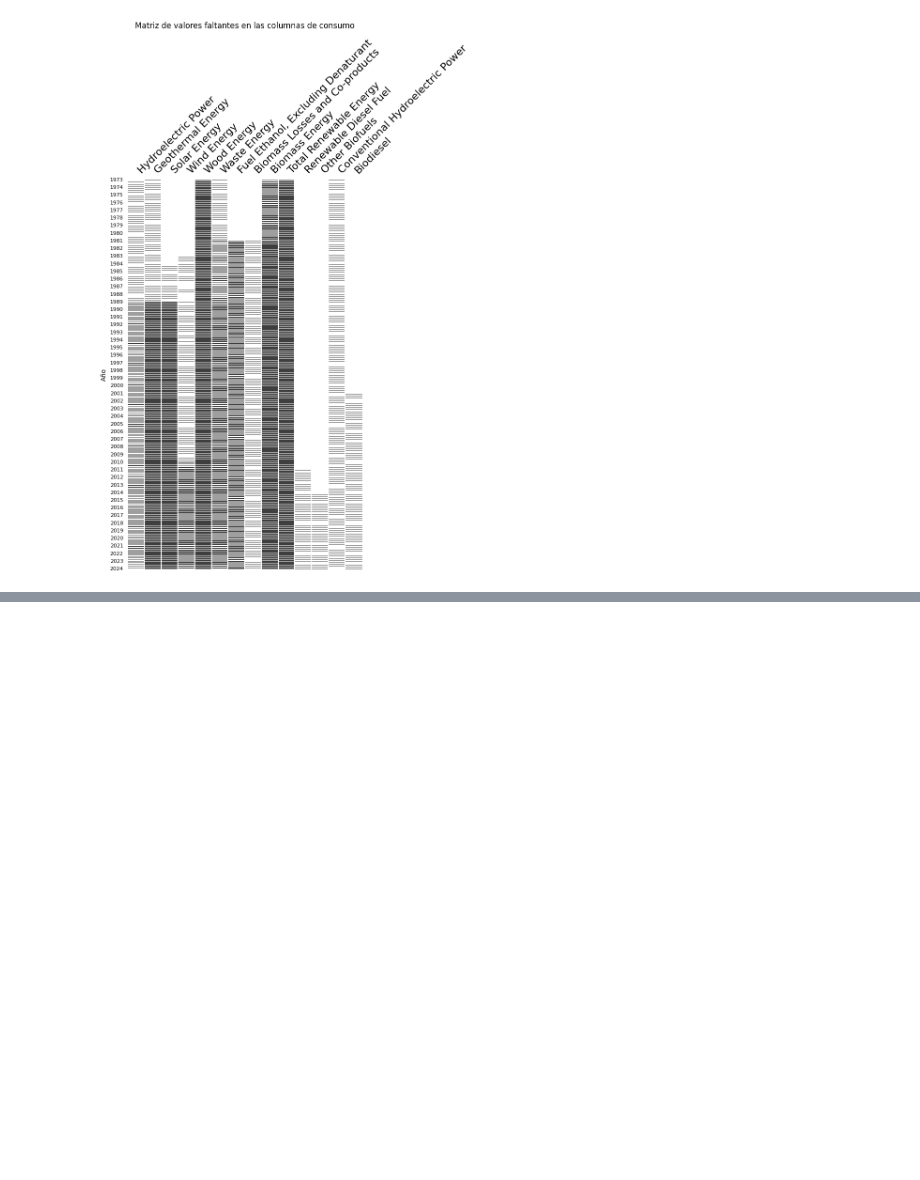
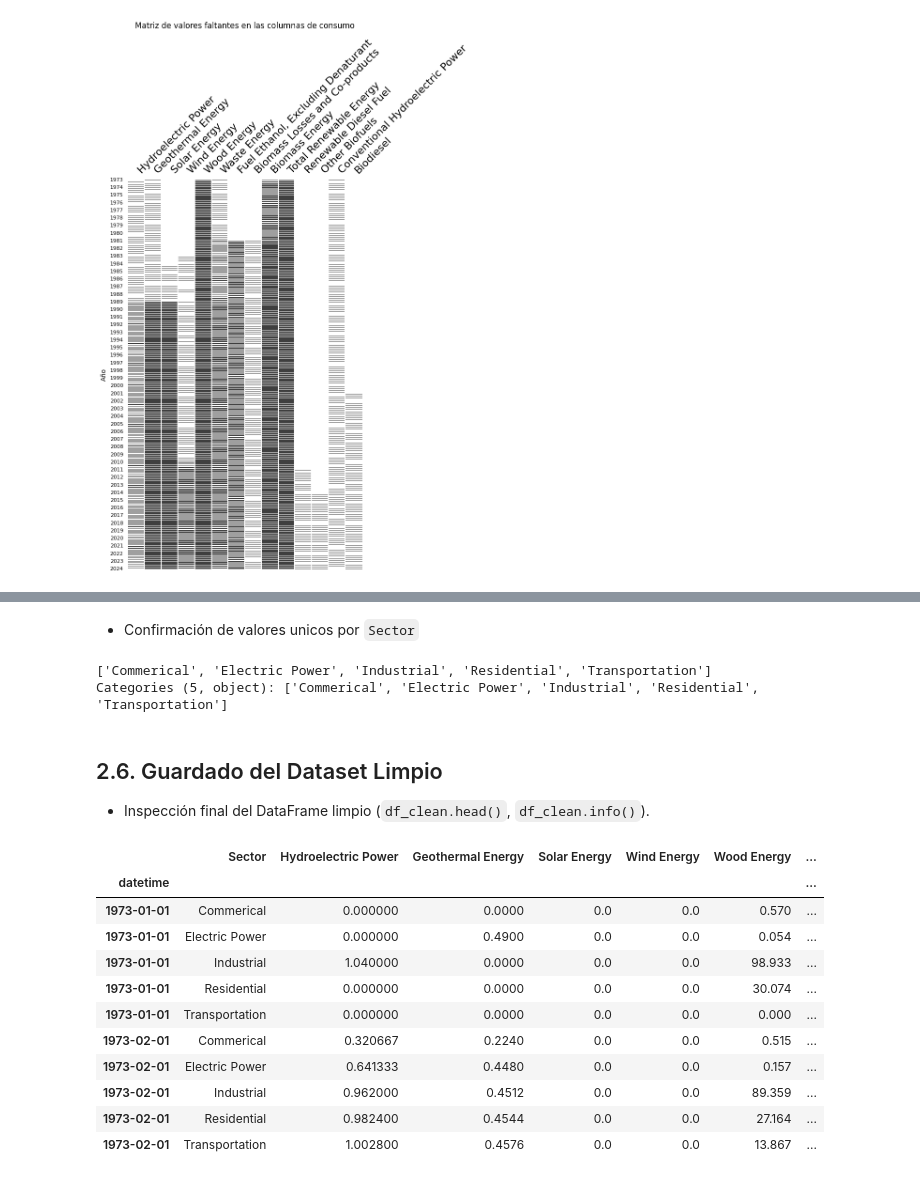
Before and after one commit to juanma200109/eda_renewable-energy-usa-data, a Jupyter notebook: notebooks/02_data_cleaning.ipynb, the cells around one changed output, grey strips where cells are left out. Drawn from its saved outputs; the diff is of its cells as text; code cells hidden in the pictures; blank space fills up the shorter version.

Commit message:
Terminando la limpieza de la base de datos

```diff
--- a/notebooks/02_data_cleaning.ipynb
+++ b/notebooks/02_data_cleaning.ipynb
@@ -196,0 +211,29 @@ En la gráfica de la matriz de valores faltantes se aprecia que las energías pr
+# %%
+# 1. Crear una copia para no modificar el df original directamente en este paso exploratorio
+df_imputed = df.copy()
+
+# 2. Iterar por cada columna de consumo
+for column in consumption_columns:
+    # Encontrar el índice (fecha) de la primera observación válida (no NaN)
+    first_valid_index = df_imputed[column].first_valid_index()
+
+    if first_valid_index is not None:
+        # Si hay al menos un valor válido en la columna:
+
+        # a) Poner a CERO todos los valores ANTES de la primera observación válida real.
+        # Esto corrige la interpolación que pudo haber rellenado NaNs al inicio de la serie
+        # donde la tecnología aún no existía o no se medía.
+        df_imputed.loc[:first_valid_index, column] = df_imputed.loc[:first_valid_index, column].fillna(0)
+
+        # b) Interpolar todo en la columna (esto llenará huecos INTERNOS)
+        df_imputed.loc[first_valid_index:, column] = df_imputed.loc[first_valid_index:, column].interpolate(method='linear', limit_direction='both')
+
+    else:
+        # Si TODA la columna es NaN (ningún valor válido), puedes decidir rellenarla con 0
+        # o dejarla como NaN, dependiendo de cómo quieras tratar una fuente sin datos.
+        df_imputed[column] = df_imputed[column].fillna(0)
+
+# Verificación:
+# Comprueba algunas columnas donde sabías que había muchos NaNs al principio, ej. 'Solar Energy'
+# print(df_imputed[['Solar Energy', 'Wind Energy']].head(20)) # Ajusta el número de filas según necesites
+print(df_imputed.loc['2014':'2015', ['Solar Energy', 'Wind Energy', 'Other Biofuels']]) # Revisa un rango específico
@@ -196,0 +261,27 @@ En la gráfica de la matriz de valores faltantes se aprecia que las energías pr
+# %% [markdown]
+* Confirmación de valores unicos por `Sector`
+# %%
+df_imputed['Sector'].unique()  # Verifica las categorías únicas en la columna 'Category'
+# %% [output]
+['Commerical', 'Electric Power', 'Industrial', 'Residential', 'Transportation']
+Categories (5, object): ['Commerical', 'Electric Power', 'Industrial', 'Residential', 'Transportation']
+# %% [markdown]
+## 2.6. Guardado del Dataset Limpio
+
+* Inspección final del DataFrame limpio (`df_clean.head()`, `df_clean.info()`).
+# %%
+# Se realiza una inspección visual de los datos imputados
+df_imputed.head(10)  # Muestra las primeras 10 filas del DataFrame imputado
+# %% [output]
+|  | Sector | Hydroelectric Power | Geothermal Energy | Solar Energy | Wind Energy | Wood Energy | ... |
+| datetime |  |  |  |  |  |  | ... |
+| 1973-01-01 | Commerical | 0.000000 | 0.0000 | 0.0 | 0.0 | 0.570 | ... |
+| 1973-01-01 | Electric Power | 0.000000 | 0.4900 | 0.0 | 0.0 | 0.054 | ... |
+| 1973-01-01 | Industrial | 1.040000 | 0.0000 | 0.0 | 0.0 | 98.933 | ... |
+| 1973-01-01 | Residential | 0.000000 | 0.0000 | 0.0 | 0.0 | 30.074 | ... |
+| 1973-01-01 | Transportation | 0.000000 | 0.0000 | 0.0 | 0.0 | 0.000 | ... |
+| 1973-02-01 | Commerical | 0.320667 | 0.2240 | 0.0 | 0.0 | 0.515 | ... |
+| 1973-02-01 | Electric Power | 0.641333 | 0.4480 | 0.0 | 0.0 | 0.157 | ... |
+| 1973-02-01 | Industrial | 0.962000 | 0.4512 | 0.0 | 0.0 | 89.359 | ... |
+| 1973-02-01 | Residential | 0.982400 | 0.4544 | 0.0 | 0.0 | 27.164 | ... |
+| 1973-02-01 | Transportation | 1.002800 | 0.4576 | 0.0 | 0.0 | 13.867 | ... |
```
Also changed, not shown: parts of 7 cells of this notebook, 1 other file.
